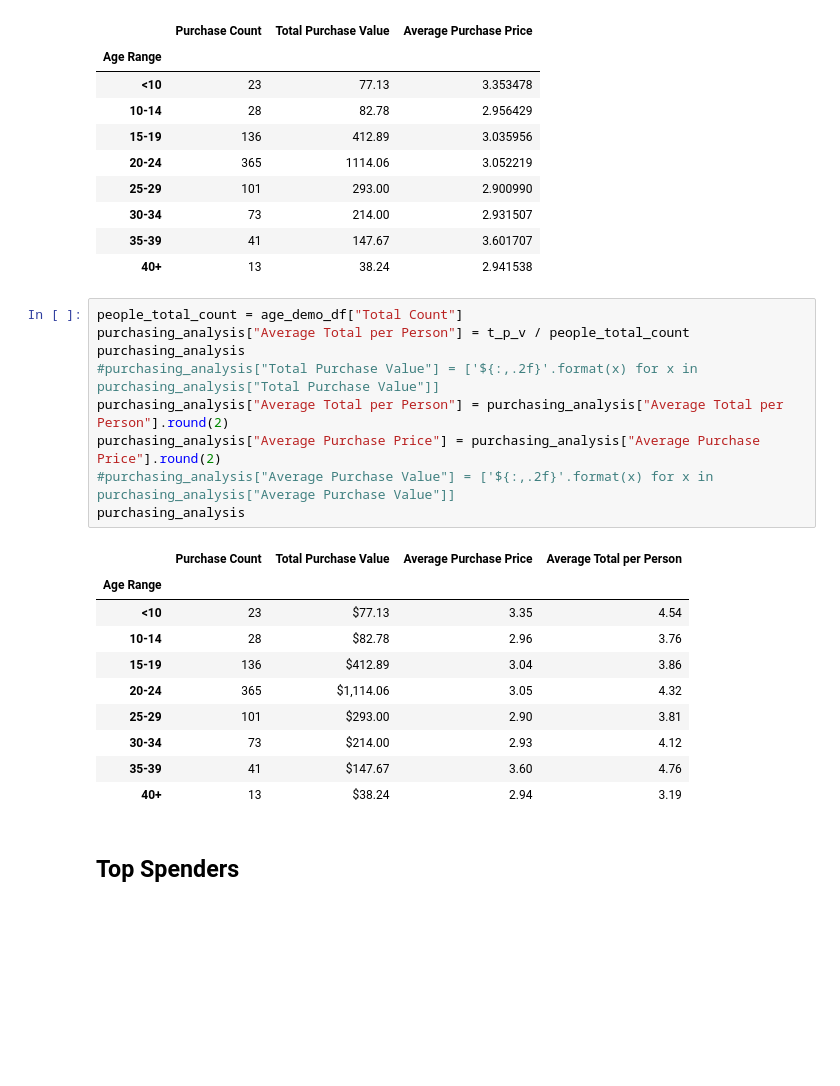
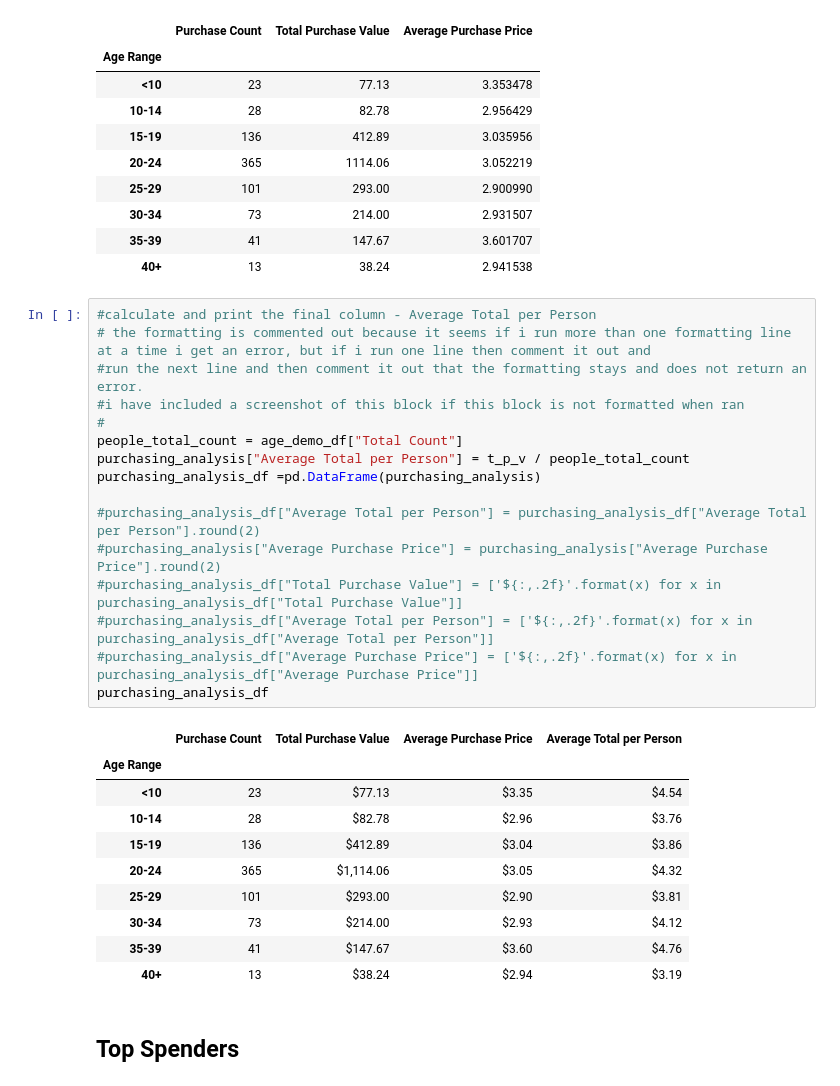
Before and after one commit to JustinCoulter/Exploring_Pandas, a Jupyter notebook: Heroes_Of_Pymoli/HeroesOfPymoli_starter.ipynb, the cells around one changed output. Drawn from its saved outputs; the diff is of its cells as text; blank space fills up the shorter version.

```diff
--- a/Heroes_Of_Pymoli/HeroesOfPymoli_starter.ipynb
+++ b/Heroes_Of_Pymoli/HeroesOfPymoli_starter.ipynb
@@ -379,26 +379,33 @@ purchasing_analysis
 | 30-34 | 73 | 214.00 | 2.931507 |
 | 35-39 | 41 | 147.67 | 3.601707 |
 | 40+ | 13 | 38.24 | 2.941538 |
-# %%
-people_total_count = age_demo_df["Total Count"]
-purchasing_analysis["Average Total per Person"] = t_p_v / people_total_count
-purchasing_analysis
-#purchasing_analysis["Total Purchase Value"] = ['${:,.2f}'.format(x) for x in purchasing_analysis["Total Purchase Value"]]
-purchasing_analysis["Average Total per Person"] = purchasing_analysis["Average Total per Person"].round(2)
-purchasing_analysis["Average Purchase Price"] = purchasing_analysis["Average Purchase Price"].round(2)
-#purchasing_analysis["Average Purchase Value"] = ['${:,.2f}'.format(x) for x in purchasing_analysis["Average Purchase Value"]]
-purchasing_analysis
-# %% [output]
-|  | Purchase Count | Total Purchase Value | Average Purchase Price | Average Total per Person |
-| Age Range |  |  |  |  |
-| <10 | 23 | $77.13 | 3.35 | 4.54 |
-| 10-14 | 28 | $82.78 | 2.96 | 3.76 |
-| 15-19 | 136 | $412.89 | 3.04 | 3.86 |
-| 20-24 | 365 | $1,114.06 | 3.05 | 4.32 |
-| 25-29 | 101 | $293.00 | 2.90 | 3.81 |
-| 30-34 | 73 | $214.00 | 2.93 | 4.12 |
-| 35-39 | 41 | $147.67 | 3.60 | 4.76 |
-| 40+ | 13 | $38.24 | 2.94 | 3.19 |
+# %%
+#calculate and print the final column - Average Total per Person
+# the formatting is commented out because it seems if i run more than one formatting line at a time i get an error, but if i run one line then comment it out and
+#run the next line and then comment it out that the formatting stays and does not return an error.
+#i have included a screenshot of this block if this block is not formatted when ran
+#
+people_total_count = age_demo_df["Total Count"]
+purchasing_analysis["Average Total per Person"] = t_p_v / people_total_count
+purchasing_analysis_df =pd.DataFrame(purchasing_analysis)
+
+#purchasing_analysis_df["Average Total per Person"] = purchasing_analysis_df["Average Total per Person"].round(2)
+#purchasing_analysis["Average Purchase Price"] = purchasing_analysis["Average Purchase Price"].round(2)
+#purchasing_analysis_df["Total Purchase Value"] = ['${:,.2f}'.format(x) for x in purchasing_analysis_df["Total Purchase Value"]]
+#purchasing_analysis_df["Average Total per Person"] = ['${:,.2f}'.format(x) for x in purchasing_analysis_df["Average Total per Person"]]
+#purchasing_analysis_df["Average Purchase Price"] = ['${:,.2f}'.format(x) for x in purchasing_analysis_df["Average Purchase Price"]]
+purchasing_analysis_df
+# %% [output]
+|  | Purchase Count | Total Purchase Value | Average Purchase Price | Average Total per Person |
+| Age Range |  |  |  |  |
+| <10 | 23 | $77.13 | $3.35 | $4.54 |
+| 10-14 | 28 | $82.78 | $2.96 | $3.76 |
+| 15-19 | 136 | $412.89 | $3.04 | $3.86 |
+| 20-24 | 365 | $1,114.06 | $3.05 | $4.32 |
+| 25-29 | 101 | $293.00 | $2.90 | $3.81 |
+| 30-34 | 73 | $214.00 | $2.93 | $4.12 |
+| 35-39 | 41 | $147.67 | $3.60 | $4.76 |
+| 40+ | 13 | $38.24 | $2.94 | $3.19 |
 # %% [markdown]
 ## Top Spenders
 # %% [markdown]
```
Also changed, not shown: parts of 6 cells of this notebook, 1 other file.
